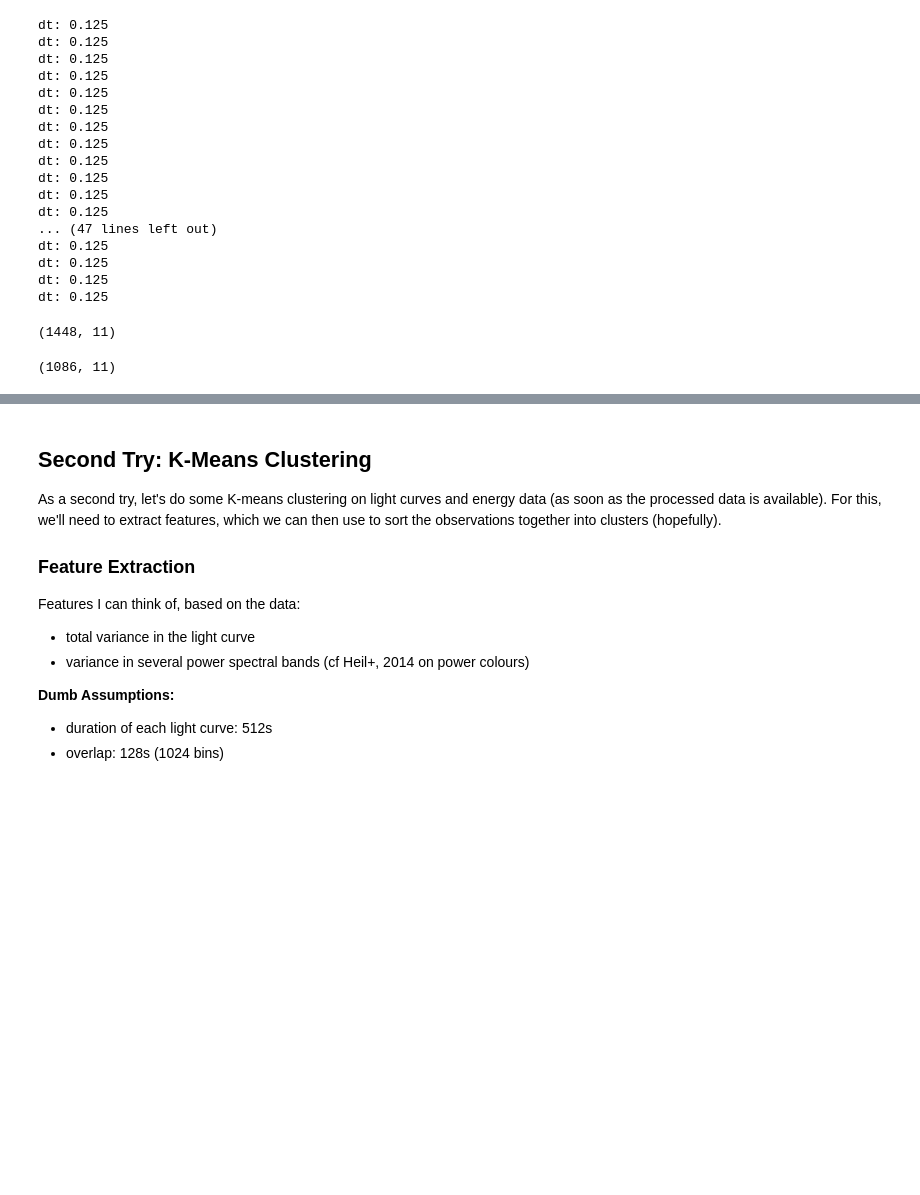
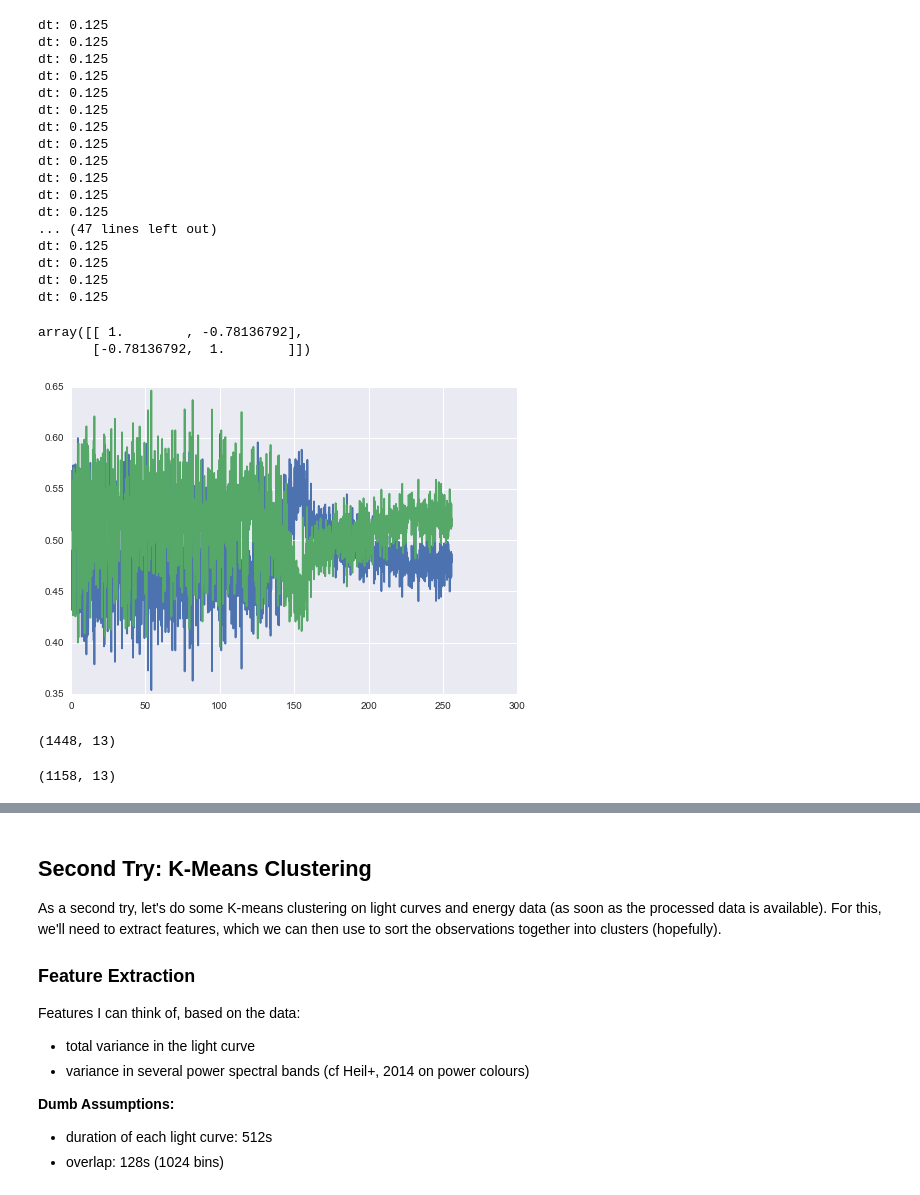
Before and after one commit to dhuppenkothen/BlackHoleMagic, a Jupyter notebook: GRS1915_RXTE_std1_analysis.ipynb, the cells around one changed output, grey strips where cells are left out. Saved outputs shown, nothing was run; the diff lists cells and outputs as text; code cells hidden in the pictures; blank space fills up the shorter version.

```diff
--- a/GRS1915_RXTE_std1_analysis.ipynb
+++ b/GRS1915_RXTE_std1_analysis.ipynb
@@ -535,7 +535,7 @@ def extract_features(d_all, pcb, tseg=256., overlap_time=64., clean_only=True, h
         lc_all = [] ## all light curves (includes power spectra and features)
 
     if hr:
-        hr1, hr2 = [], []
+        hr1, hr2, hr1_mean, hr2_mean, hr1_var, hr2_var = [], [], [], [], [], []
 
     for i,d_seg in enumerate(d_all):
 
@@ -565,6 +565,8 @@ def extract_features(d_all, pcb, tseg=256., overlap_time=64., clean_only=True, h
                     high_counts = dtemp[:,3]
                     hr1_temp = np.mean(low_counts/counts)
                     hr2_temp = np.mean(high_counts/counts)
+                    hr1_var_temp = np.var(low_counts/counts)
+                    hr2_var_temp = np.var(high_counts/counts)
                 lc = lightcurve.Lightcurve(times, counts=counts)
                 lc.fmu = np.mean(counts)
                 lc.fvar = np.var(counts)
@@ -624,8 +626,12 @@ def extract_features(d_all, pcb, tseg=256., overlap_time=64., clean_only=True, h
                     pc2.append(np.sum(ps.ps[pb_min_freq:pb_max_freq])/np.sum(ps.ps[pd_min_freq:pd_max_freq]))
 
                     if hr:
-                        hr1.append(hr1_temp)
-                        hr2.append(hr2_temp)
+                        hr1.append(low_counts/counts)
+                        hr2.append(high_counts/counts)
+                        hr1_mean.append(hr1_temp)
+                        hr2_mean.append(hr2_temp)
+                        hr1_var.append(hr1_var_temp)
+                        hr2_var.append(hr2_var_temp)
                     if output_lc:
                         lc_all.append(lc)
                 #labels.append(state)
@@ -645,6 +651,10 @@ def extract_features(d_all, pcb, tseg=256., overlap_time=64., clean_only=True, h
     if hr:
         all_features["hr1"] = hr1
         all_features["hr2"] = hr2
+        all_features["hr1 mean"] = hr1_mean
+        all_features["hr2 mean"] = hr2_mean
+        all_features["hr1 var"] = hr1_var
+        all_features["hr2 var"] = hr2_var
 
     return all_features
 # %% [markdown]
@@ -691,21 +702,39 @@ fnew = np.array(fnew)
 fnew.shape
 
 features = fnew
+# %%
+## fiddling with better representations of the correlations between HR1 and HR2
+
+hr1 = af["hr1"]
+hr2 = af["hr2"]
+
+hr1 = np.array(hr1)
+hr2 = np.array(hr2)
+
+
+plt.plot(np.arange(len(hr1[200]))*0.125, hr1[200])
+plt.plot(np.arange(len(hr1[200]))*0.125, hr2[200])
+np.corrcoef(hr1[1000], hr2[1000])
+# %% [output]
+array([[ 1.        , -0.78136792],
+       [-0.78136792,  1.        ]])
+[figure, added]
 # %%
 from sklearn.preprocessing import StandardScaler
 
 ## normalise features
-scaler = StandardScaler().fit(features)
-f_scaled = scaler.transform(features)
+scaler = StandardScaler().fit(fnew)
+f_scaled = scaler.transform(fnew)
 f_scaled.shape
 # %% [output]
-(1448, 11)
+(1448, 13)
 # %%
 ## whole data set size
 s_data = features.shape[0]
 ## training data size: 1/2 of data size
-s_train = s_data*0.75
+s_train = s_data*0.8
 
+n_features = features.shape[1]
 
 ## shuffle features and labels and make training and testing data sets
 shuffle_ind = np.arange(f_scaled.shape[0])
@@ -720,4 +749,4 @@ features_test = features_shuffled[s_train:]
 labels_test = labels_shuffled[s_train:]
 features_train.shape
 # %% [output]
-(1086, 11)
+(1158, 13)
```
Also changed, not shown: parts of 7 cells of this notebook.
